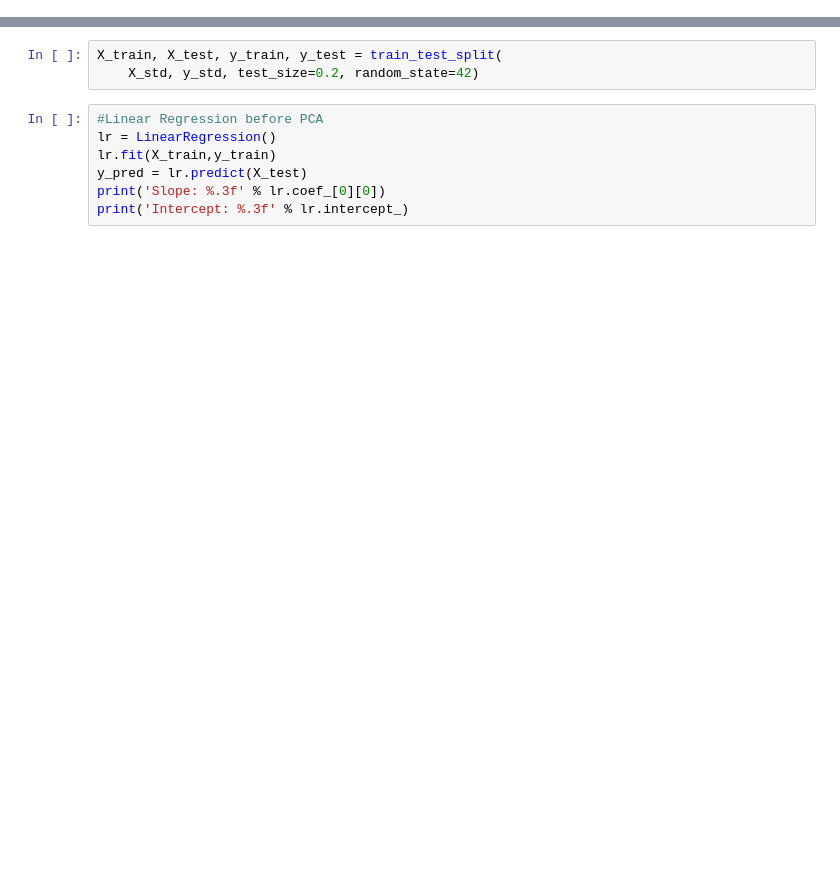
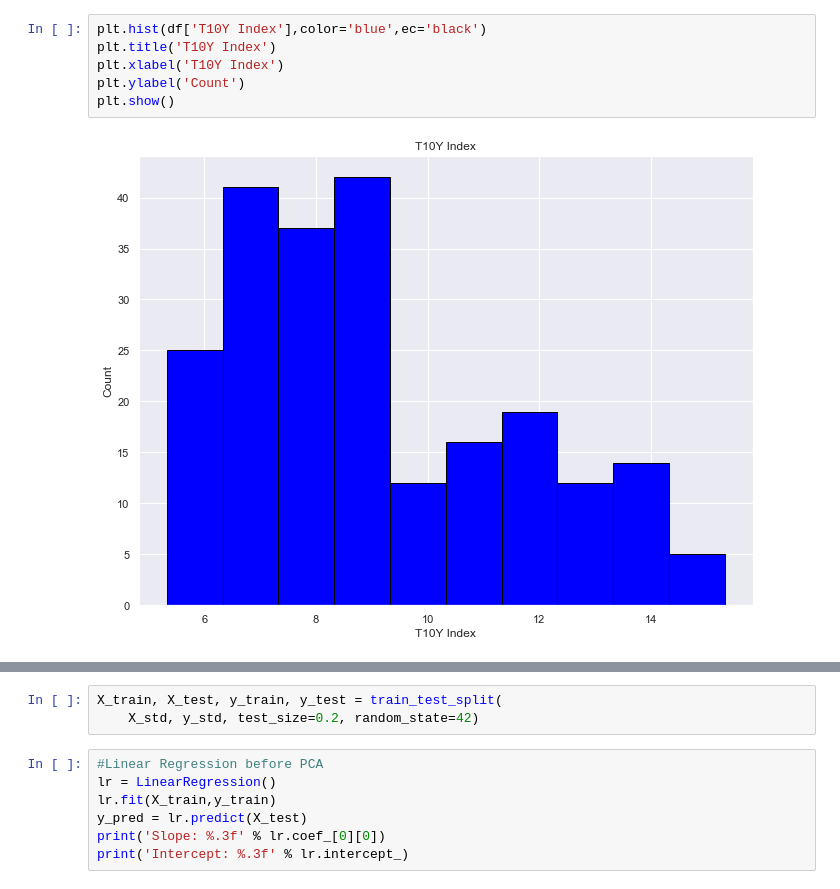
Before and after one commit to yaxuanw3/IE517_Project, a Jupyter notebook: Yohanes_Project2.ipynb, the cells around one changed output, grey strips where cells are left out. Cells and saved outputs as stored; diff of their text form; blank space fills up the shorter version.

```diff
--- a/Yohanes_Project2.ipynb
+++ b/Yohanes_Project2.ipynb
@@ -137,3 +155,11 @@ It can be seen that there are no missing values
+# %%
+plt.hist(df['T10Y Index'],color='blue',ec='black')
+plt.title('T10Y Index')
+plt.xlabel('T10Y Index')
+plt.ylabel('Count')
+plt.show()
+# %% [output]
+[figure, added]
 # %%
 columnsNamesArr = df.columns.values
 cm = np.corrcoef(df.values.T)
```
Also changed, not shown: parts of 28 cells of this notebook.
